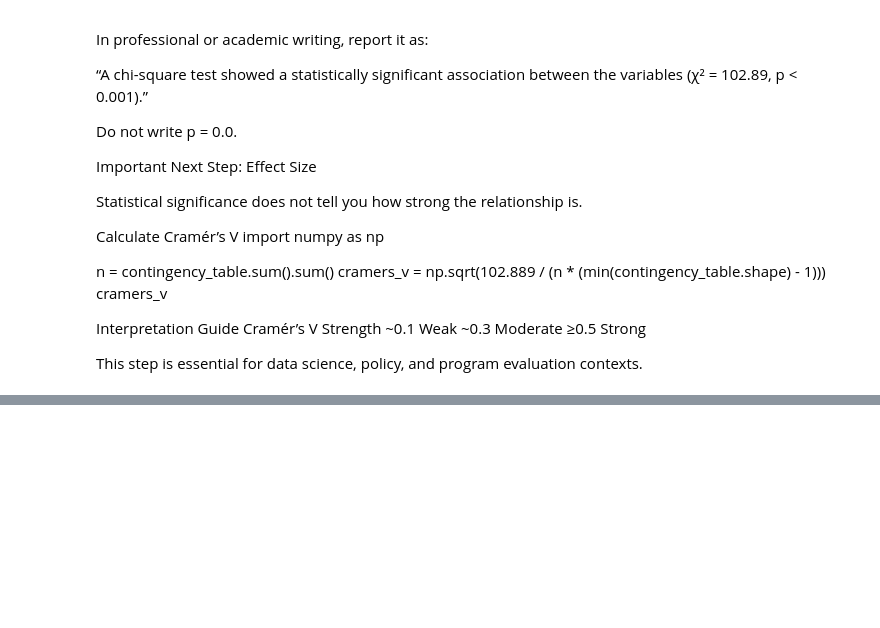
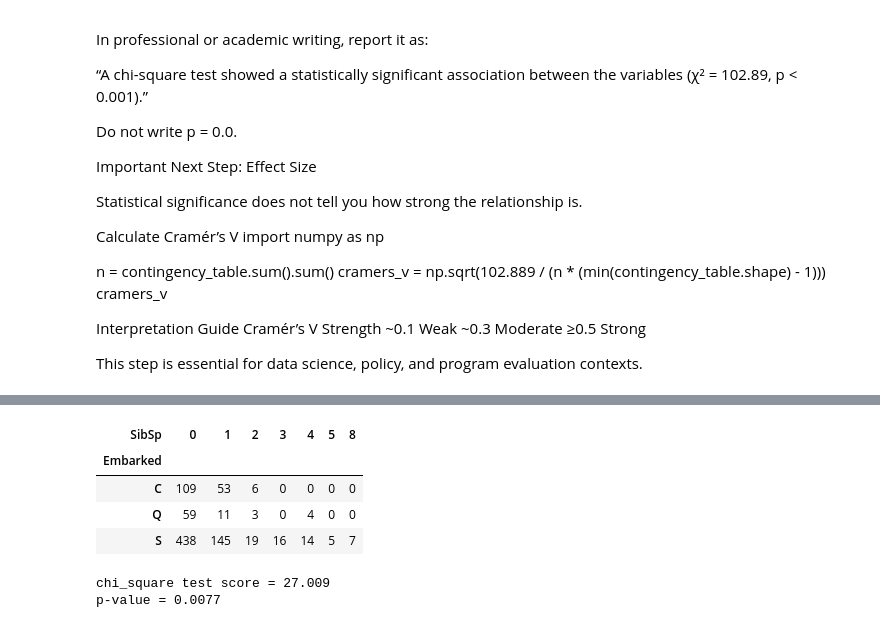
Before and after one commit to sureshskg-beep/DS-P1, a Jupyter notebook: Day-29 - Jan 2026/Jan-06 Chi-Square Test.ipynb, the cells around one changed output, grey strips where cells are left out. Saved outputs shown, nothing was run; the diff lists cells and outputs as text; code cells hidden in the pictures; blank space fills up the shorter version.

```diff
--- a/Day-29 - Jan 2026/Jan-06 Chi-Square Test.ipynb
+++ b/Day-29 - Jan 2026/Jan-06 Chi-Square Test.ipynb
@@ -107,0 +119,16 @@ This step is essential for data science, policy, and program evaluation contexts
+# %%
+contengency_table = pd.crosstab(titanic_df.Embarked, titanic_df.SibSp)
+contengency_table
+# %% [output]
+| SibSp | 0 | 1 | 2 | 3 | 4 | 5 | 8 |
+| Embarked |  |  |  |  |  |  |  |
+| C | 109 | 53 | 6 | 0 | 0 | 0 | 0 |
+| Q | 59 | 11 | 3 | 0 | 4 | 0 | 0 |
+| S | 438 | 145 | 19 | 16 | 14 | 5 | 7 |
+# %%
+chi2_score, p_value, dof, expectd_f = stats.chi2_contingency(contengency_table)
+print(f"chi_square test score = {round(chi2_score, 3)}")
+print(f"p-value = {round(p_value, 5)}")
+# %% [output]
+chi_square test score = 27.009
+p-value = 0.0077
```
Also changed, not shown: parts of 1 cell of this notebook, 1 other file.
